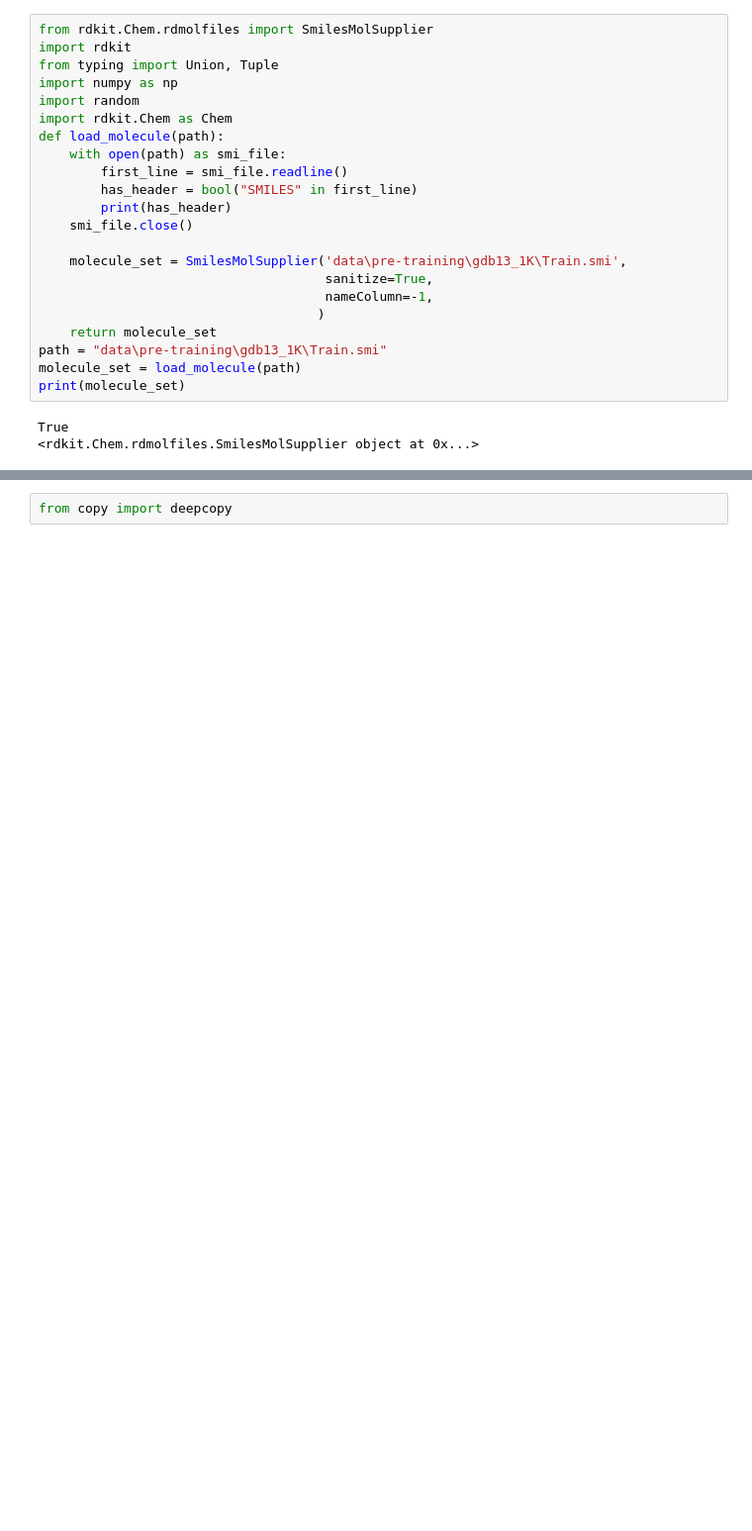
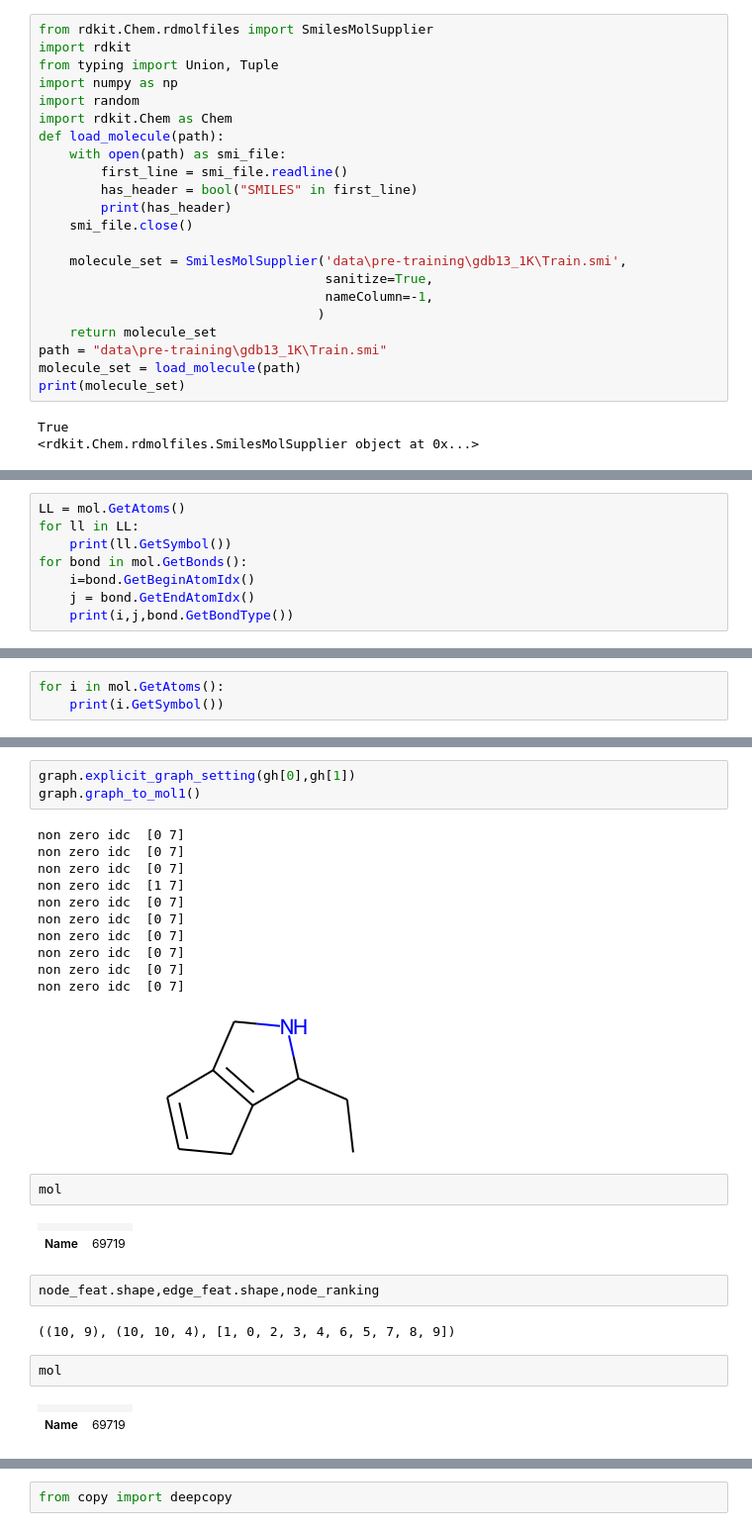
Before and after one commit to ashishgupta2598/GNN-moleculer-generation, a Jupyter notebook: Untitled1.ipynb, the cells around one changed output, grey strips where cells are left out. Shown: that part at 99% size. Drawn from its saved outputs; the diff is of its cells as text; blank space fills up the shorter version.

```diff
--- a/Untitled1.ipynb
+++ b/Untitled1.ipynb
@@ -46,0 +58,8 @@ params = {
+# %%
+LL = mol.GetAtoms()
+for ll in LL:
+    print(ll.GetSymbol())
+for bond in mol.GetBonds():
+    i=bond.GetBeginAtomIdx()
+    j = bond.GetEndAtomIdx()
+    print(i,j,bond.GetBondType())
@@ -167,0 +326,3 @@ class MolecularGraph:
+# %%
+for i in mol.GetAtoms():
+    print(i.GetSymbol())
@@ -167,0 +432,29 @@ class MolecularGraph:
+# %%
+graph.explicit_graph_setting(gh[0],gh[1])
+graph.graph_to_mol1()
+# %% [output]
+non zero idc  [0 7]
+non zero idc  [0 7]
+non zero idc  [0 7]
+non zero idc  [1 7]
+non zero idc  [0 7]
+non zero idc  [0 7]
+non zero idc  [0 7]
+non zero idc  [0 7]
+non zero idc  [0 7]
+non zero idc  [0 7]
+[figure, added]
+# %%
+mol
+# %% [output]
+|  |  |
+| Name | 69719 |
+# %%
+node_feat.shape,edge_feat.shape,node_ranking
+# %% [output]
+((10, 9), (10, 10, 4), [1, 0, 2, 3, 4, 6, 5, 7, 8, 9])
+# %%
+mol
+# %% [output]
+|  |  |
+| Name | 69719 |
```
Also changed, not shown: parts of 25 cells of this notebook, 14 other files.
